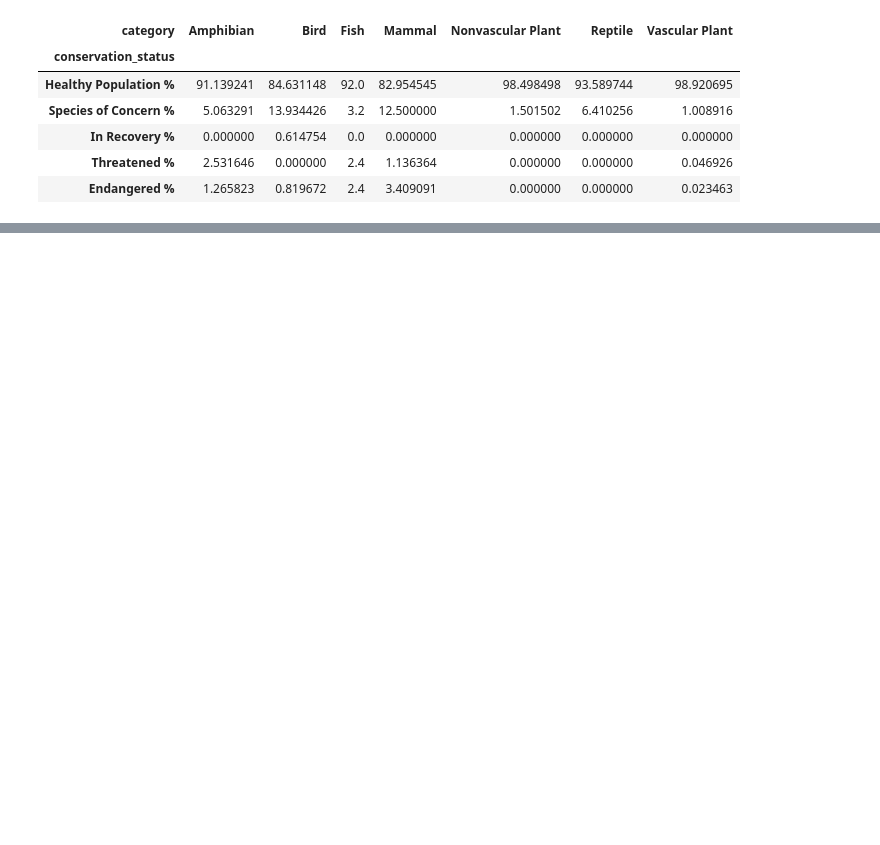
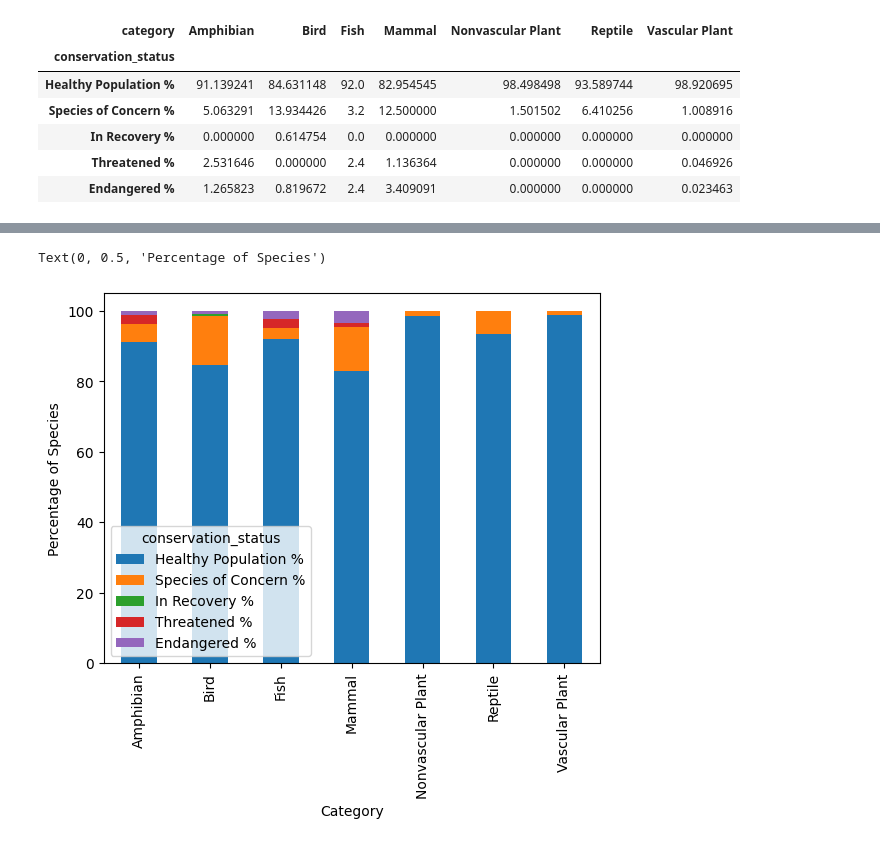
Before and after one commit to ChrisBertolino/Biodiversity, a Jupyter notebook: biodiversity.ipynb, the cells around one changed output, grey strips where cells are left out. Cells and saved outputs as stored; diff of their text form; code cells hidden in the pictures; blank space fills up the shorter version.

Commit message:
Analyze & Visualize complete
Finished Analyzing the data, and completed the visualizations.

Will complete statistical significance section later on, when I am better versed in statistics.

```diff
--- a/biodiversity.ipynb
+++ b/biodiversity.ipynb
@@ -483,3 +465,8 @@ species_and_observations_total_count.groupby(['conservation_status', 'category']
 | In Recovery % | 0.000000 | 0.614754 | 0.0 | 0.000000 | 0.000000 | 0.000000 | 0.000000 |
 | Threatened % | 2.531646 | 0.000000 | 2.4 | 1.136364 | 0.000000 | 0.000000 | 0.046926 |
 | Endangered % | 1.265823 | 0.819672 | 2.4 | 3.409091 | 0.000000 | 0.000000 | 0.023463 |
+# %%
+to_visualize = species_and_observations_total_count.groupby(['conservation_status', 'category'])['scientific_name'].count().unstack().apply(lambda x: (x / x.sum()) * 100)\
+    .rename( index = lambda n: n + ' %').swapaxes("index", "columns")
+
+to_visualize
@@ -485,0 +483,7 @@ species_and_observations_total_count.groupby(['conservation_status', 'category']
+# %%
+ax = to_visualize.plot(kind = 'bar', stacked = True)
+ax.set_xlabel('Category')
+ax.set_ylabel('Percentage of Species')
+# %% [output]
+Text(0, 0.5, 'Percentage of Species')
+[figure, added]
```
Also changed, not shown: parts of 11 cells of this notebook.
